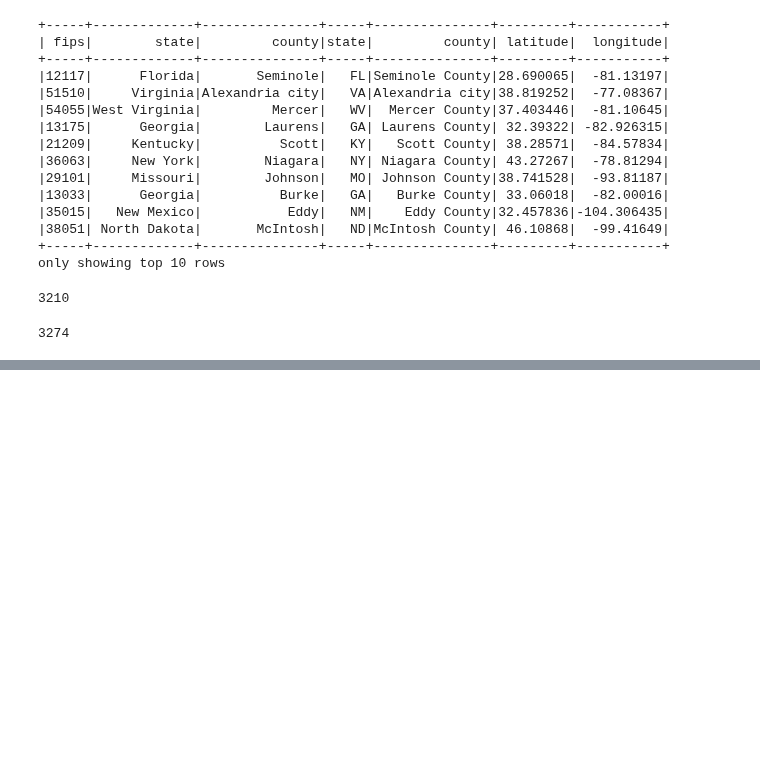
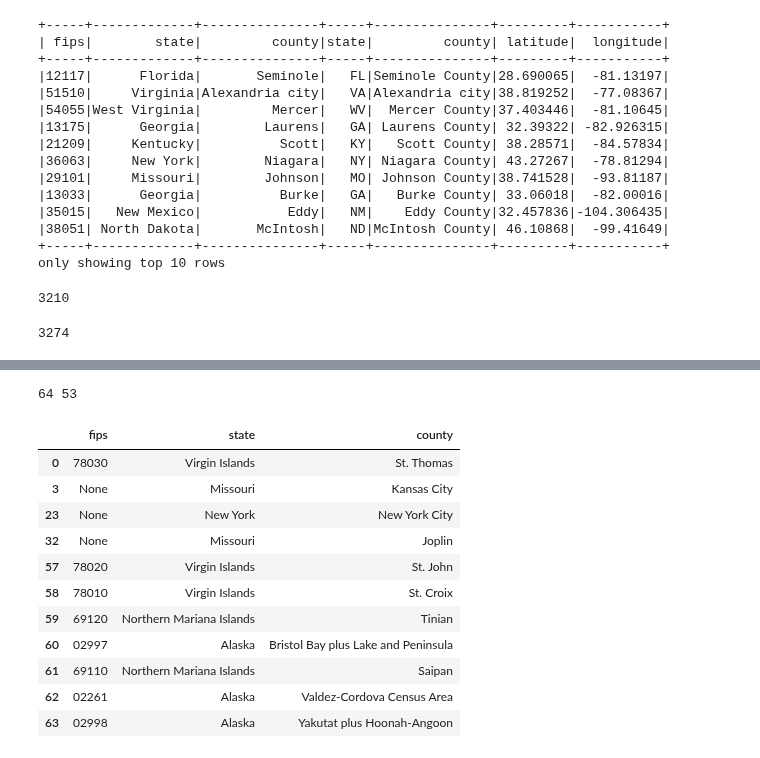
Before and after one commit to severine-baudry/capstone_data_engineer, a Jupyter notebook: location_geography.ipynb, the cells around one changed output, grey strips where cells are left out. Cells and saved outputs as stored; diff of their text form; code cells hidden in the pictures; blank space fills up the shorter version.

```diff
--- a/location_geography.ipynb
+++ b/location_geography.ipynb
@@ -182,0 +163,20 @@ nyt_notmatched_fix1.count()
+# %%
+print( len(df_nyt_notmatched), len(gps_no_county))
+# %% [output]
+64 53
+# %%
+gps_cities = df_nyt_notmatched[ df_nyt_notmatched["county"] != "Unknown"].copy()
+gps_cities
+# %% [output]
+|  | fips | state | county |
+| 0 | 78030 | Virgin Islands | St. Thomas |
+| 3 | None | Missouri | Kansas City |
+| 23 | None | New York | New York City |
+| 32 | None | Missouri | Joplin |
+| 57 | 78020 | Virgin Islands | St. John |
+| 58 | 78010 | Virgin Islands | St. Croix |
+| 59 | 69120 | Northern Mariana Islands | Tinian |
+| 60 | 02997 | Alaska | Bristol Bay plus Lake and Peninsula |
+| 61 | 69110 | Northern Mariana Islands | Saipan |
+| 62 | 02261 | Alaska | Valdez-Cordova Census Area |
+| 63 | 02998 | Alaska | Yakutat plus Hoonah-Angoon |
```
Also changed, not shown: parts of 17 cells of this notebook.
